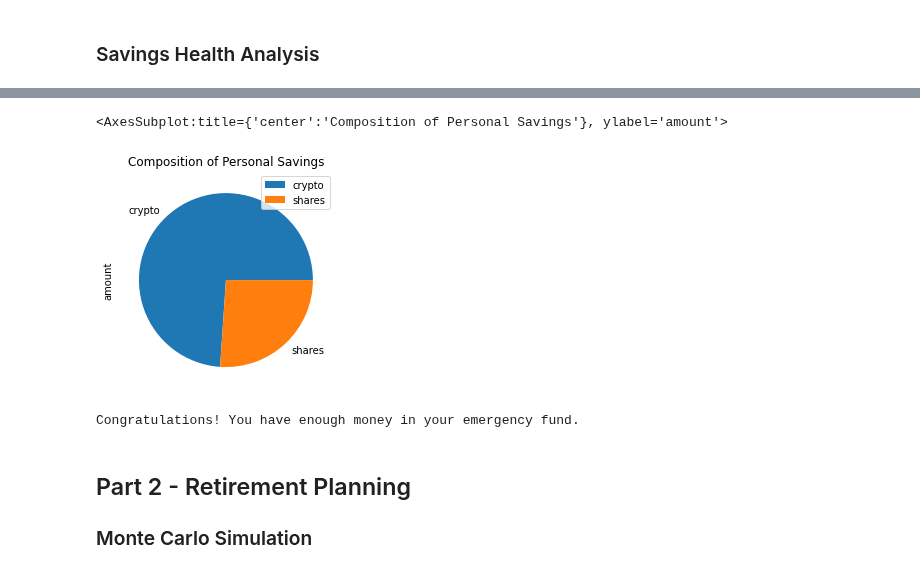
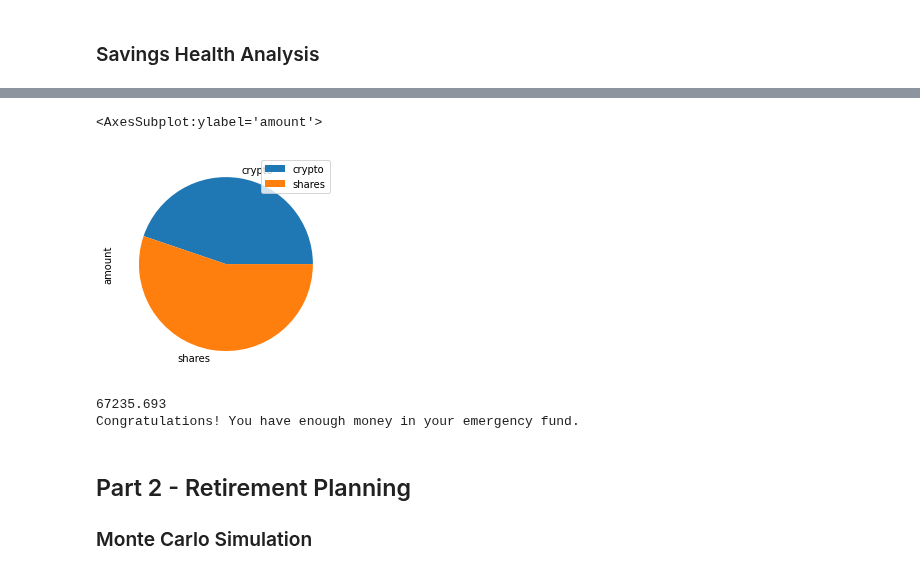
Before and after one commit to SZun/api-challenge, a Jupyter notebook: financial-planner.ipynb, the cells around one changed output, grey strips where cells are left out. Cells and saved outputs as stored; diff of their text form; code cells hidden in the pictures.

Commit message:
completed savings health section

```diff
--- a/financial-planner.ipynb
+++ b/financial-planner.ipynb
@@ -168,20 +168,24 @@ display(df_savings)
 | shares | 37127.000 |
 # %%
 # Plot savings pie chart
-# YOUR CODE HERE!
+df_savings.plot(kind='pie', y='amount')
 # %% [output]
-<AxesSubplot:title={'center':'Composition of Personal Savings'}, ylabel='amount'>
+<AxesSubplot:ylabel='amount'>
-[figure, old version]
+[figure, new version]
 # %%
 # Set ideal emergency fund
 emergency_fund = monthly_income * 3
 
 # Calculate total amount of savings
-# YOUR CODE HERE!
+savings = df_savings['amount'].sum()
 
 # Validate saving health
-# YOUR CODE HERE!
+if savings >= emergency_fund:
+    print('Congratulations! You have enough money in your emergency fund.')
+else:
+    print('You have enough money in your emergency fund.')
 # %% [output]
+67235.693
 Congratulations! You have enough money in your emergency fund.
 # %% [markdown]
 ## Part 2 - Retirement Planning
```
Also changed, not shown: parts of 2 cells of this notebook.
